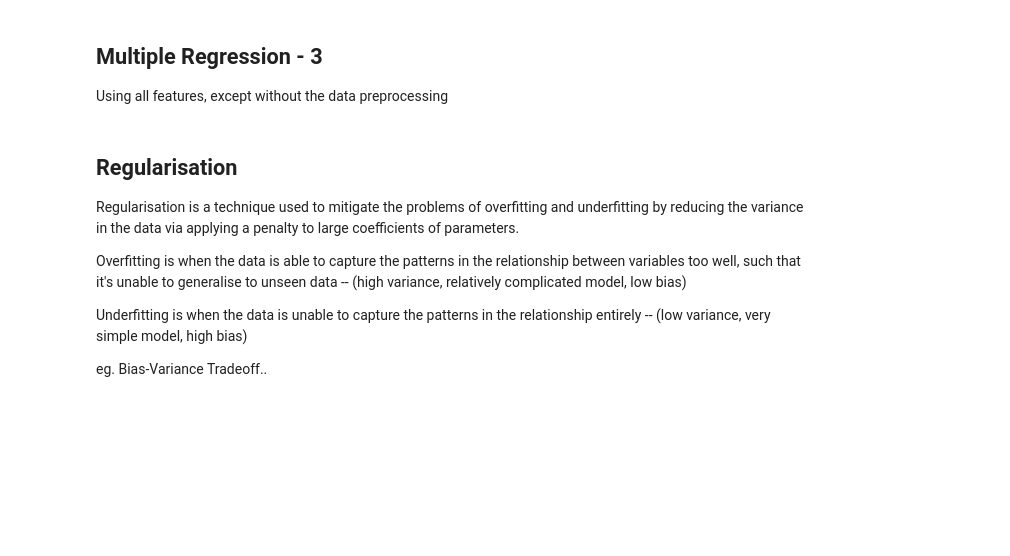
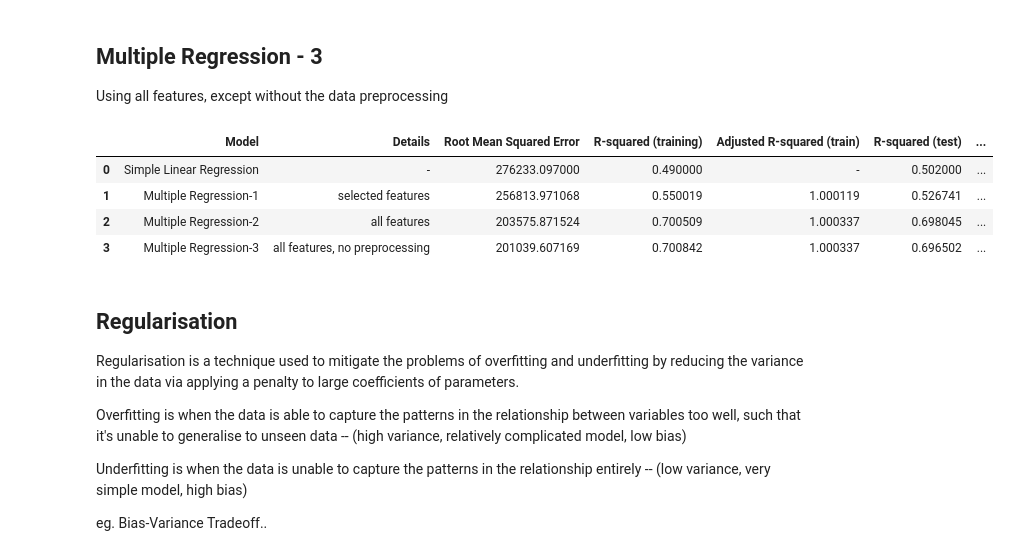
Before and after one commit to mchhour31/Refactored_Py_DS_ML_Bootcamp-master, a Jupyter notebook: TensorFlow_FILES/ANNs/tf_keras_regression.ipynb, the cells around one changed output. Drawn from its saved outputs; the diff is of its cells as text; code cells hidden in the pictures; blank space fills up the shorter version.

```diff
--- a/TensorFlow_FILES/ANNs/tf_keras_regression.ipynb
+++ b/TensorFlow_FILES/ANNs/tf_keras_regression.ipynb
@@ -566,6 +566,14 @@ cv = cross_val_score(lm, X, y, cv=5).mean()
 
 r = evaluation.shape[0]
 evaluation.loc[r] = ['Multiple Regression-3', 'all features, no preprocessing', rmse, rsq_train, adj_train, rsq_test, adj_test, cv]
+# %%
+evaluation
+# %% [output]
+|  | Model | Details | Root Mean Squared Error | R-squared (training) | Adjusted R-squared (train) | R-squared (test) | ... |
+| 0 | Simple Linear Regression | - | 276233.097000 | 0.490000 | - | 0.502000 | ... |
+| 1 | Multiple Regression-1 | selected features | 256813.971068 | 0.550019 | 1.000119 | 0.526741 | ... |
+| 2 | Multiple Regression-2 | all features | 203575.871524 | 0.700509 | 1.000337 | 0.698045 | ... |
+| 3 | Multiple Regression-3 | all features, no preprocessing | 201039.607169 | 0.700842 | 1.000337 | 0.696502 | ... |
 # %% [markdown]
 ## Regularisation
 
```
Also changed, not shown: parts of 5 cells of this notebook, 1 other file.
